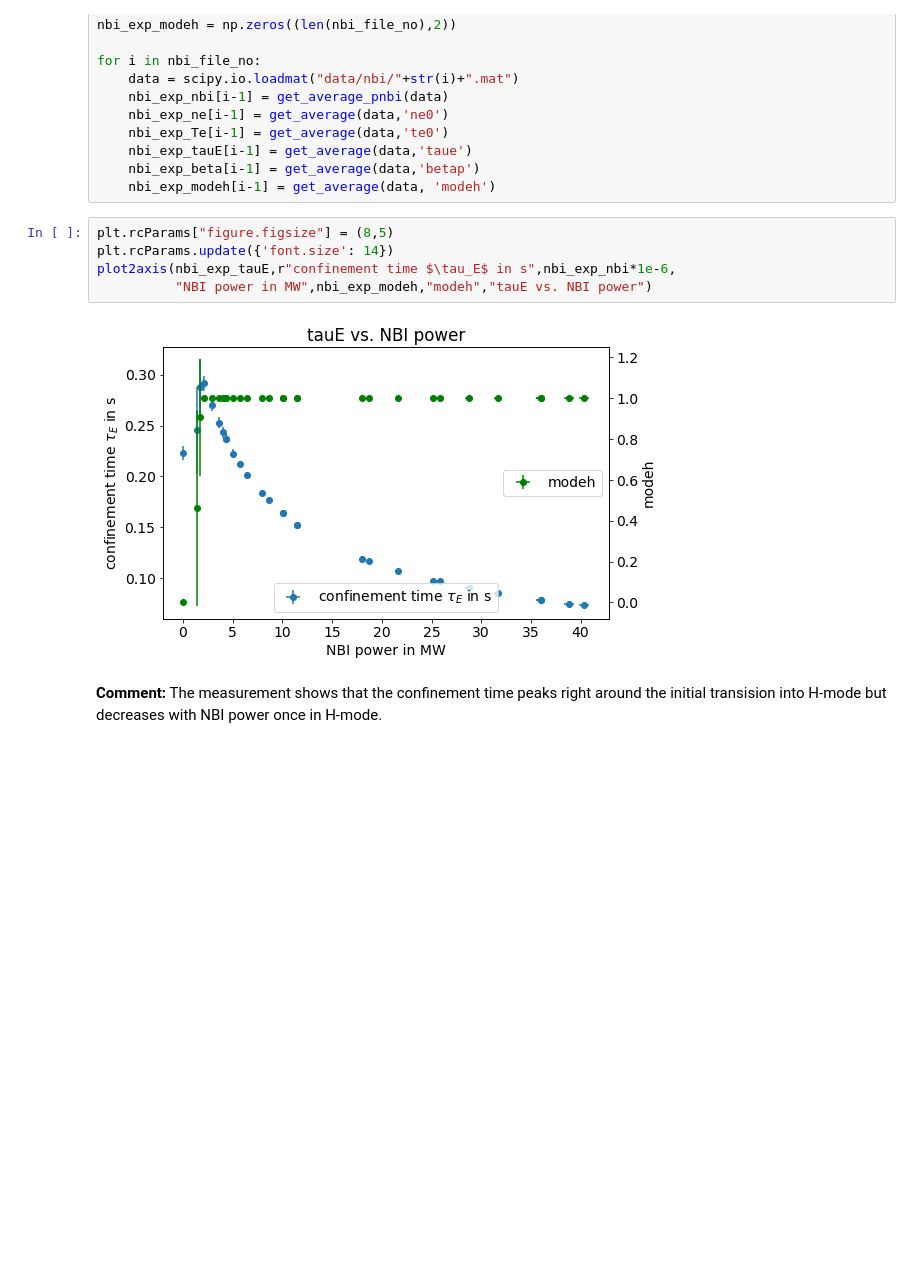
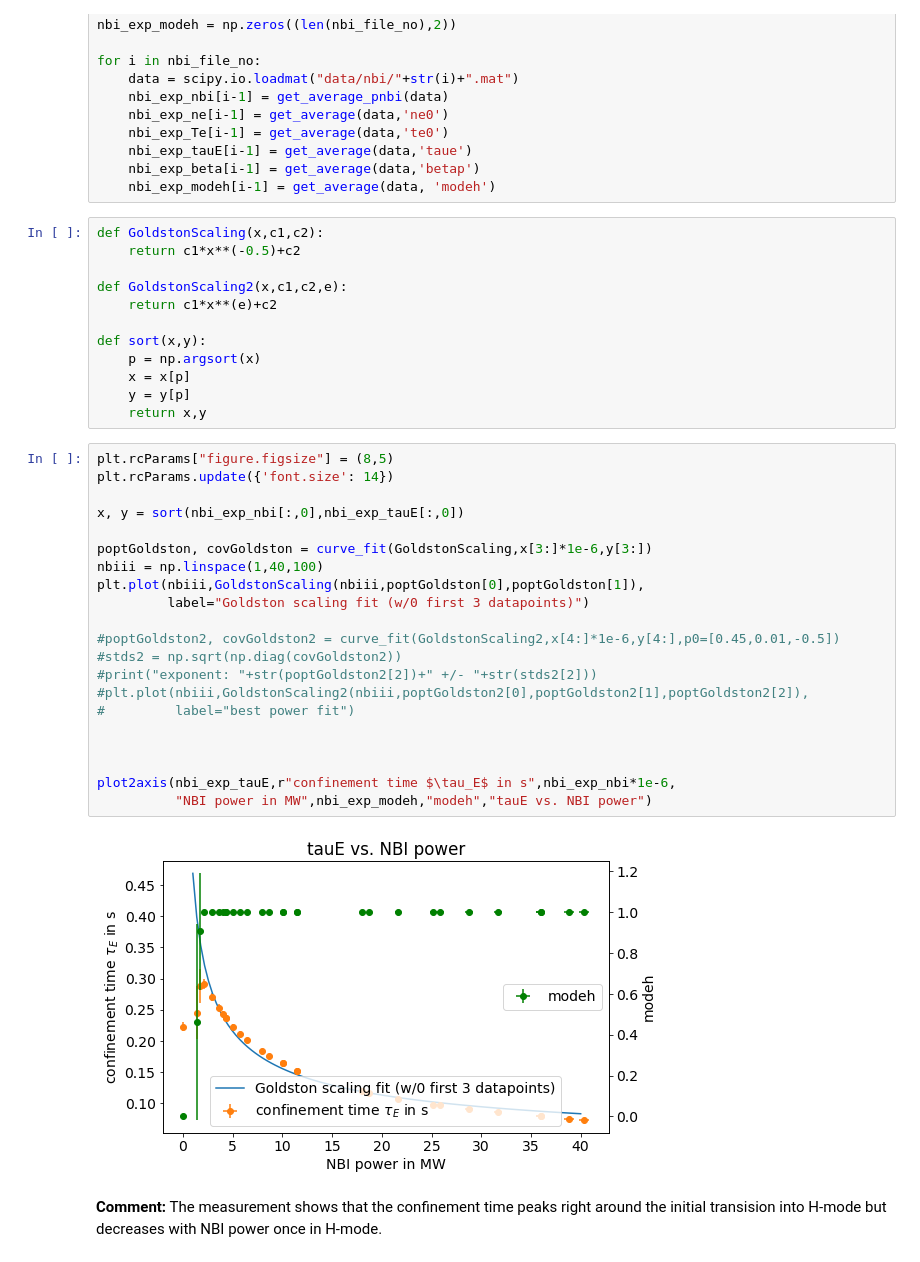
Before and after one commit to tobiasschuett/mcf-lab, a Jupyter notebook: metis/NBI_analysis-Copy1.ipynb, the cells around one changed output. Drawn from its saved outputs; the diff is of its cells as text; blank space fills up the shorter version.

```diff
--- a/metis/NBI_analysis-Copy1.ipynb
+++ b/metis/NBI_analysis-Copy1.ipynb
@@ -68,13 +78,41 @@ for i in nbi_file_no:
     nbi_exp_tauE[i-1] = get_average(data,'taue')
     nbi_exp_beta[i-1] = get_average(data,'betap')
     nbi_exp_modeh[i-1] = get_average(data, 'modeh')
+# %%
+def GoldstonScaling(x,c1,c2):
+    return c1*x**(-0.5)+c2
+
+def GoldstonScaling2(x,c1,c2,e):
+    return c1*x**(e)+c2
+
+def sort(x,y):
+    p = np.argsort(x)
+    x = x[p]
+    y = y[p]
+    return x,y
 # %%
 plt.rcParams["figure.figsize"] = (8,5)
 plt.rcParams.update({'font.size': 14})
+
+x, y = sort(nbi_exp_nbi[:,0],nbi_exp_tauE[:,0])
+
+poptGoldston, covGoldston = curve_fit(GoldstonScaling,x[3:]*1e-6,y[3:])
+nbiii = np.linspace(1,40,100)
+plt.plot(nbiii,GoldstonScaling(nbiii,poptGoldston[0],poptGoldston[1]),
+         label="Goldston scaling fit (w/0 first 3 datapoints)")
+
+#poptGoldston2, covGoldston2 = curve_fit(GoldstonScaling2,x[4:]*1e-6,y[4:],p0=[0.45,0.01,-0.5])
+#stds2 = np.sqrt(np.diag(covGoldston2))
+#print("exponent: "+str(poptGoldston2[2])+" +/- "+str(stds2[2]))
+#plt.plot(nbiii,GoldstonScaling2(nbiii,poptGoldston2[0],poptGoldston2[1],poptGoldston2[2]),
+#         label="best power fit")
+
+
+
 plot2axis(nbi_exp_tauE,r"confinement time $\tau_E$ in s",nbi_exp_nbi*1e-6,
           "NBI power in MW",nbi_exp_modeh,"modeh","tauE vs. NBI power")
 # %% [output]
-[figure, old version]
+[figure, new version]
 # %% [markdown]
 **Comment:** The measurement shows that the confinement time peaks right around the initial transision into H-mode but decreases with NBI power once in H-mode.
 # %%
```
Also changed, not shown: parts of 17 cells of this notebook, 8 other files.
